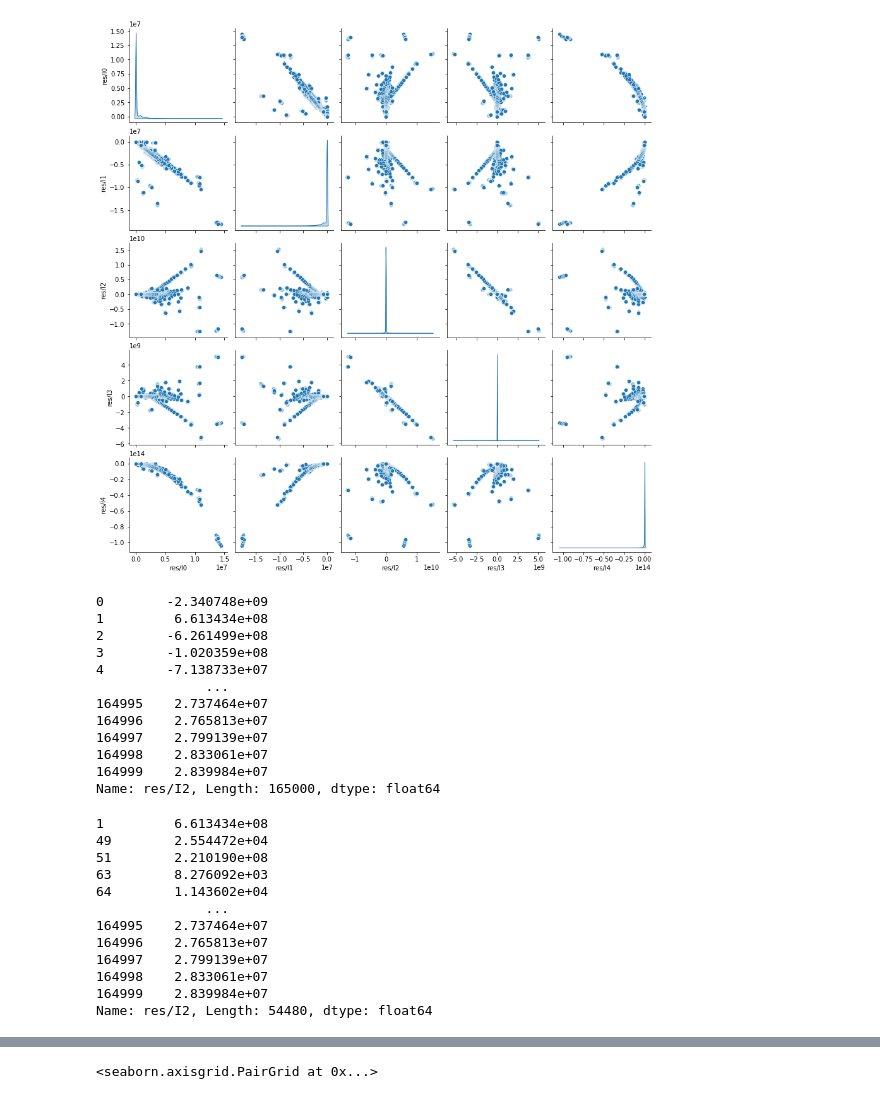
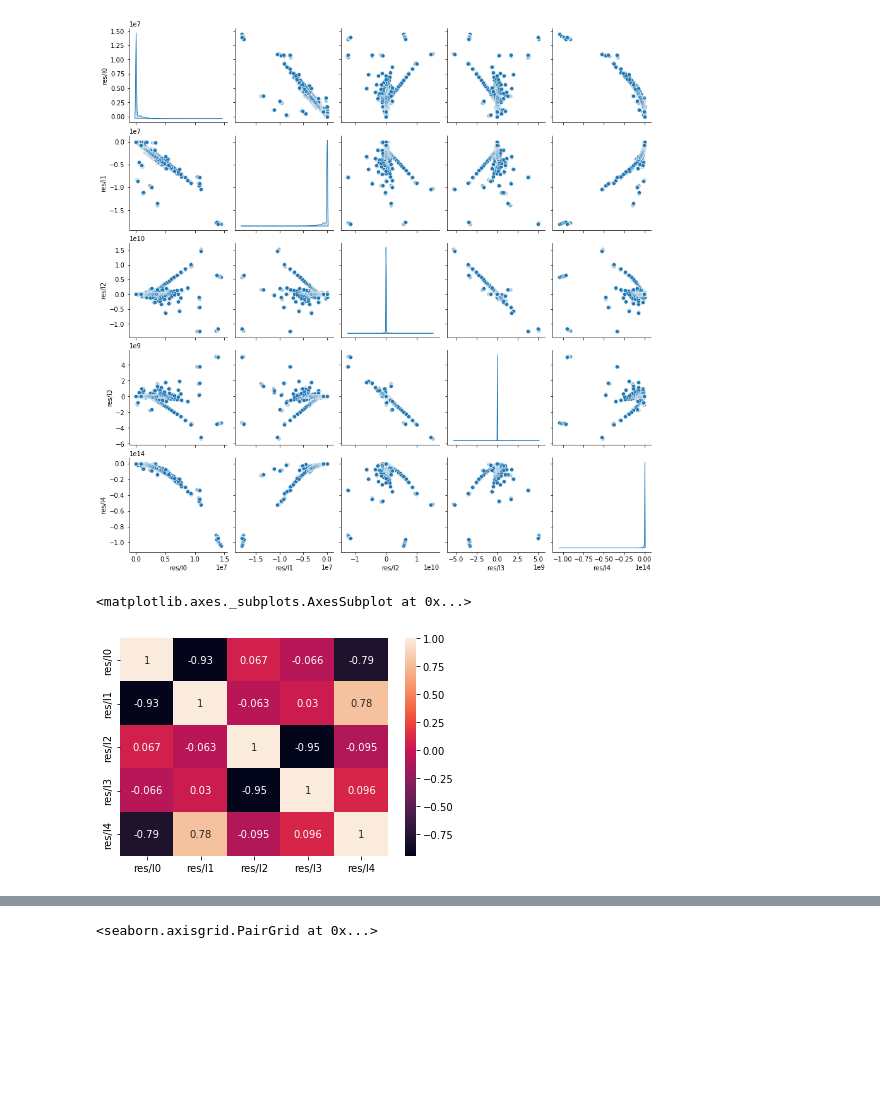
Before and after one commit to RomanovaDI/tbnnTurbulenceTraining, a Jupyter notebook: constantAngleSlopeDNS_U4e-1_A5_H1e-2_RANSsets/trainNN.ipynb, the cells around one changed output, grey strips where cells are left out. Cells and saved outputs as stored; diff of their text form; code cells hidden in the pictures; blank space fills up the shorter version.

```diff
--- a/constantAngleSlopeDNS_U4e-1_A5_H1e-2_RANSsets/trainNN.ipynb
+++ b/constantAngleSlopeDNS_U4e-1_A5_H1e-2_RANSsets/trainNN.ipynb
@@ -168,33 +178,8 @@ sns.pairplot(trainData[['res/I0', 'res/I1', 'res/I2', 'res/I3', 'res/I4']], diag
 # %% [output]
 <seaborn.axisgrid.PairGrid at 0x...>
 [figure]
-# %%
-trainData['res/I2']
-# %% [output]
-0        -2.340748e+09
-1         6.613434e+08
-2        -6.261499e+08
-3        -1.020359e+08
-4        -7.138733e+07
-              ...
-164995    2.737464e+07
-164996    2.765813e+07
-164997    2.799139e+07
-164998    2.833061e+07
-164999    2.839984e+07
-Name: res/I2, Length: 165000, dtype: float64
-# %%
-trainData[trainData['res/I2']>0]['res/I2']
-# %% [output]
-1         6.613434e+08
-49        2.554472e+04
-51        2.210190e+08
-63        8.276092e+03
-64        1.143602e+04
-              ...
-164995    2.737464e+07
-164996    2.765813e+07
-164997    2.799139e+07
-164998    2.833061e+07
-164999    2.839984e+07
-Name: res/I2, Length: 54480, dtype: float64
+# %%
+sns.heatmap(trainData[['res/I0', 'res/I1', 'res/I2', 'res/I3', 'res/I4']].corr(), annot = True)
+# %% [output]
+<matplotlib.axes._subplots.AxesSubplot at 0x...>
+[figure, added]
```
Also changed, not shown: parts of 18 cells of this notebook.
